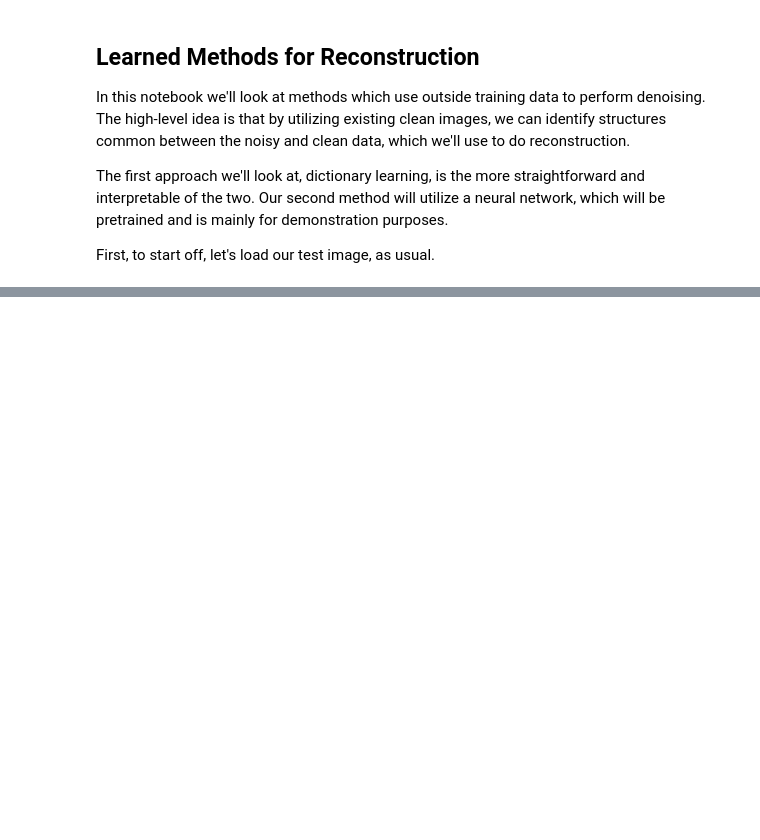
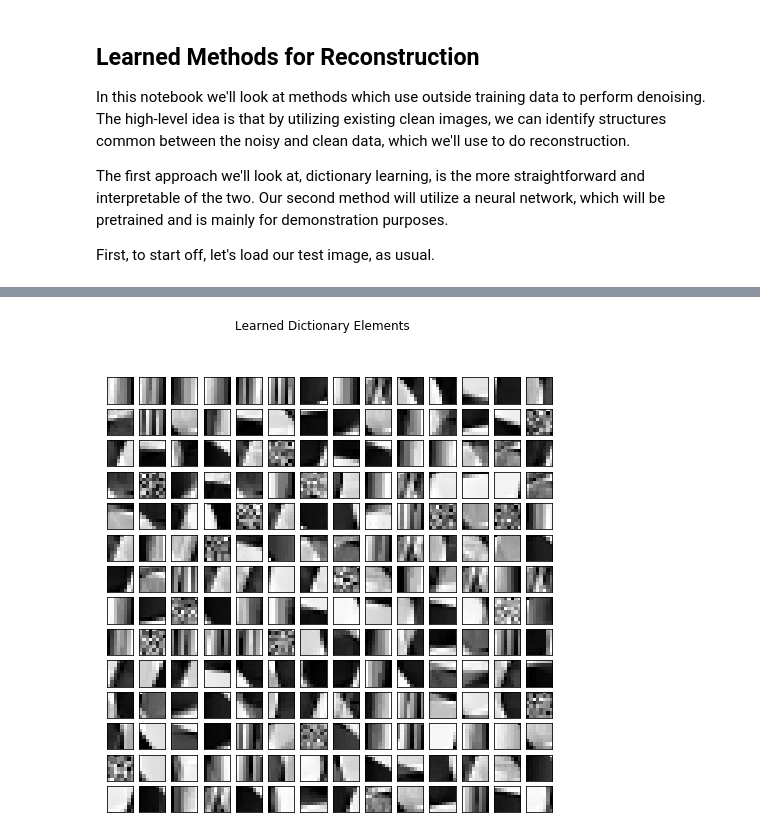
Before and after one commit to dgilton/adsi_computational_imaging, a Jupyter notebook: Dictionary and Deep Learning.ipynb, the cells around one changed output, grey strips where cells are left out. Cells and saved outputs as stored; diff of their text form; code cells hidden in the pictures; blank space fills up the shorter version.

```diff
--- a/Dictionary and Deep Learning.ipynb
+++ b/Dictionary and Deep Learning.ipynb
@@ -32,0 +61,39 @@ plt.show()
+# %%
+from sklearn.decomposition import MiniBatchDictionaryLearning
+from sklearn.feature_extraction.image import extract_patches_2d
+from sklearn.feature_extraction.image import reconstruct_from_patches_2d
+
+def normalize_data(input_data):
+    normalized = input_data - np.mean(input_data, axis=0)
+    normalized /= np.std(normalized, axis=0)
+    return normalized
+
+# These are tunable parameters
+patch_size = (8, 8)
+sparsity_alpha = 10  # How sparse do we want the image to be in our transform domain?
+n_learning_iterations = 500
+n_dictionary_elements = 200
+
+image_shape = np.shape(noisy_image)
+
+patch_data = extract_patches_2d(exemplar_3, patch_size) # This will give a warning - that's okay.
+patch_data = patch_data.reshape(patch_data.shape[0], -1) # Flatten the 2d patches into vectors
+normalized_patches = normalize_data(patch_data)
+
+
+patch_dictionary = MiniBatchDictionaryLearning(n_components=n_dictionary_elements, alpha=dictionary_alpha, n_iter=n_learning_iterations)
+learned_dictionary = patch_dictionary.fit(normalized_patches)
+# %%
+gridsize = int(np.sqrt(n_dictionary_elements))
+
+plt.figure(figsize=(8, 8))
+for i, comp in enumerate(learned_dictionary.components_[:gridsize**2]):
+    plt.subplot(gridsize, gridsize, i + 1)
+    plt.imshow(comp.reshape(patch_size), cmap=plt.cm.gray_r,
+               interpolation='nearest')
+    plt.xticks(())
+    plt.yticks(())
+plt.suptitle('Learned Dictionary Elements')
+plt.show()
+# %% [output]
+[figure, added]
```
Also changed, not shown: parts of 11 cells of this notebook, 1 other file.
